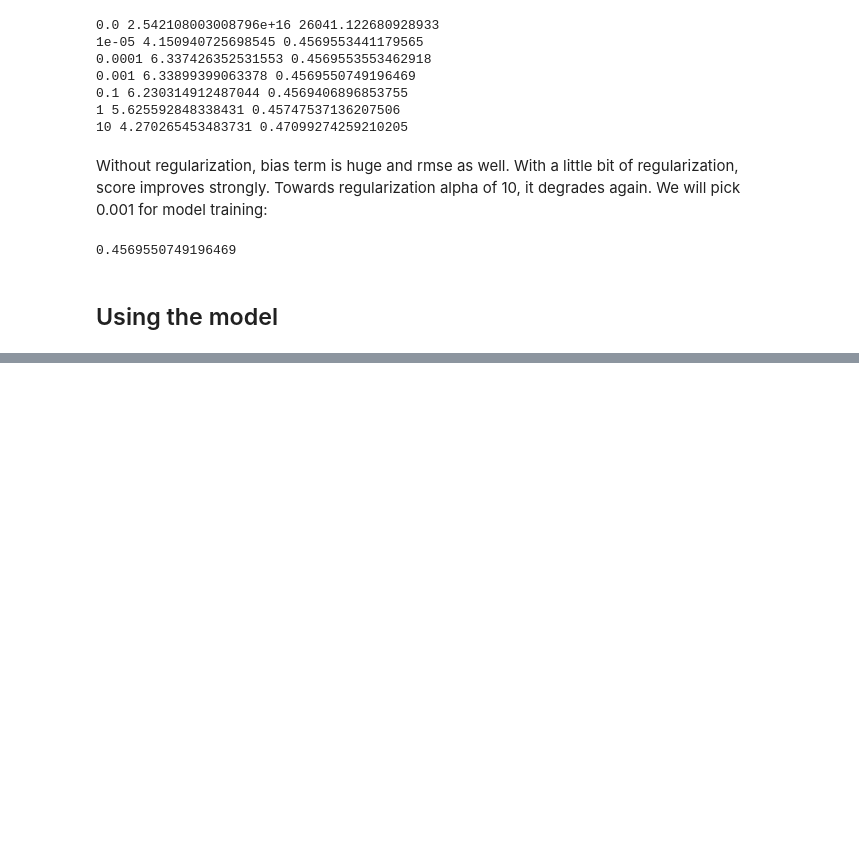
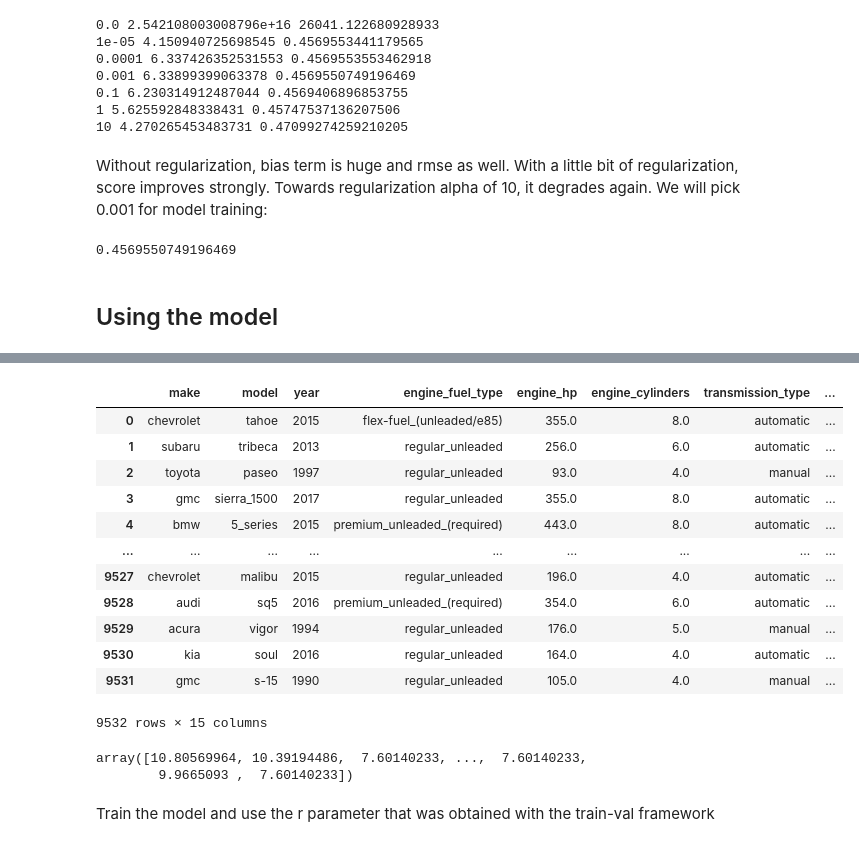
Before and after one commit to filipebodas/ml_zoomcamp_2024, a Jupyter notebook: code/02_regression/car_price.ipynb, the cells around one changed output, grey strips where cells are left out. Drawn from its saved outputs; the diff is of its cells as text; code cells hidden in the pictures; blank space fills up the shorter version.

```diff
--- a/code/02_regression/car_price.ipynb
+++ b/code/02_regression/car_price.ipynb
@@ -1323,0 +1332,17 @@ score
+# %%
+df_full_train = pd.concat([df_train, df_val]).reset_index(drop = True)
+df_full_train
+# %% [output]
+|  | make | model | year | engine_fuel_type | engine_hp | engine_cylinders | transmission_type | ... |
+| 0 | chevrolet | tahoe | 2015 | flex-fuel_(unleaded/e85) | 355.0 | 8.0 | automatic | ... |
+| 1 | subaru | tribeca | 2013 | regular_unleaded | 256.0 | 6.0 | automatic | ... |
+| 2 | toyota | paseo | 1997 | regular_unleaded | 93.0 | 4.0 | manual | ... |
+| 3 | gmc | sierra_1500 | 2017 | regular_unleaded | 355.0 | 8.0 | automatic | ... |
+| 4 | bmw | 5_series | 2015 | premium_unleaded_(required) | 443.0 | 8.0 | automatic | ... |
+| ... | ... | ... | ... | ... | ... | ... | ... | ... |
+| 9527 | chevrolet | malibu | 2015 | regular_unleaded | 196.0 | 4.0 | automatic | ... |
+| 9528 | audi | sq5 | 2016 | premium_unleaded_(required) | 354.0 | 6.0 | automatic | ... |
+| 9529 | acura | vigor | 1994 | regular_unleaded | 176.0 | 5.0 | manual | ... |
+| 9530 | kia | soul | 2016 | regular_unleaded | 164.0 | 4.0 | automatic | ... |
+| 9531 | gmc | s-15 | 1990 | regular_unleaded | 105.0 | 4.0 | manual | ... |
+9532 rows × 15 columns
@@ -1323,0 +1353,10 @@ score
+# %%
+# We also need the y vector to train the model
+
+y_full_train = np.concatenate([y_train, y_val])
+y_full_train
+# %% [output]
+array([10.80569964, 10.39194486,  7.60140233, ...,  7.60140233,
+        9.9665093 ,  7.60140233])
+# %% [markdown]
+Train the model and use the r parameter that was obtained with the train-val framework
```
Also changed, not shown: parts of 16 cells of this notebook.
